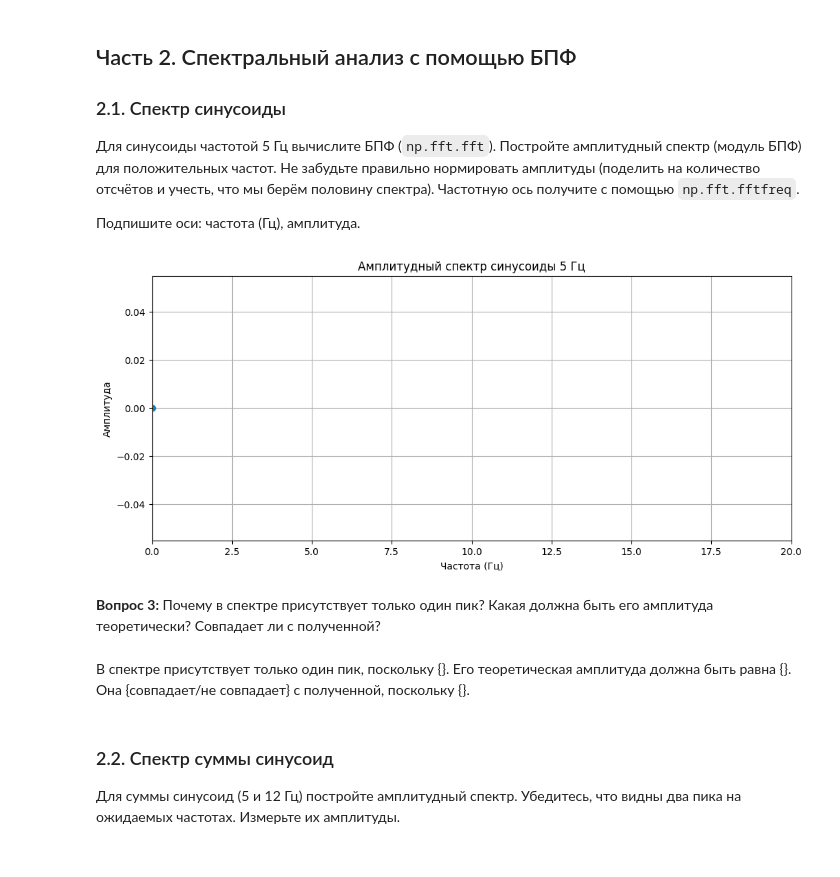
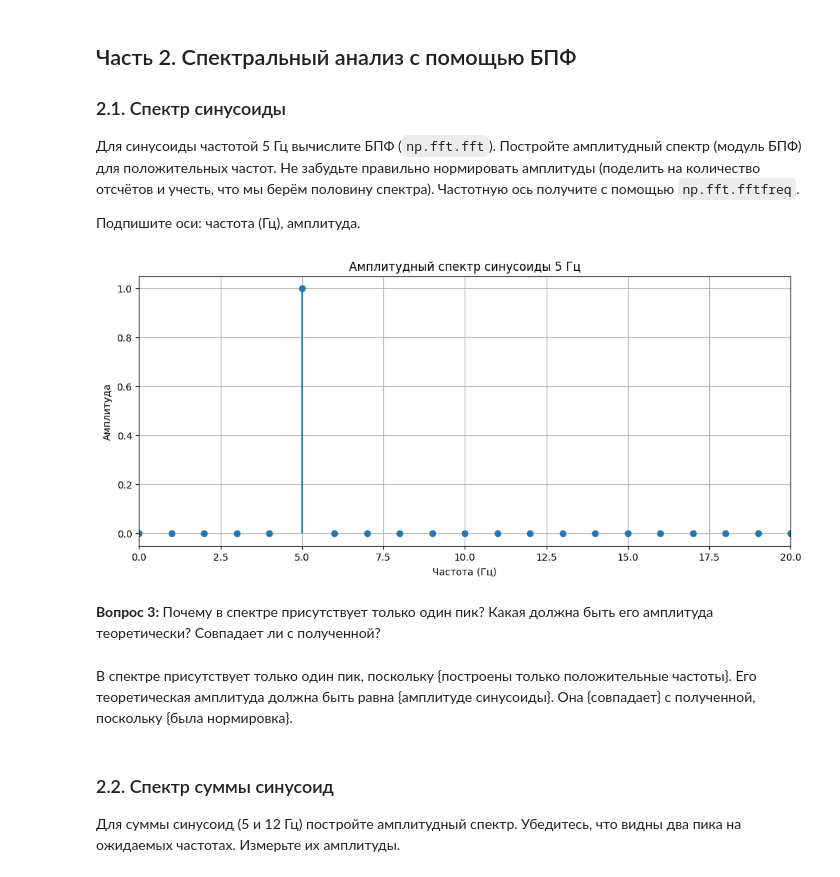
Before and after one commit to korzhimanov/dsp-seminars, a Jupyter notebook: seminars/1.ipynb, the cells around one changed output. Cells and saved outputs as stored; diff of their text form; code cells hidden in the pictures.

```diff
--- a/seminars/1.ipynb
+++ b/seminars/1.ipynb
@@ -60,19 +60,19 @@ print(f"Шаг дискретизации (период): {dt} с")
 f1 = 5
 A = 1
 sin5 = []
-for i in range(0, len(t) - 1):
+for i in range(0, len(t)):
   sin5.append(A * np.sin(2 * np.pi * f1 * t[i]))
 
 # Сумма синусоид 5 и 12 Гц
 f2 = 12
 sum_sin = []
-for i in range(0, len(t) - 1):
+for i in range(0, len(t)):
   sum_sin.append(A * np.sin(2 * np.pi * f2 * t[i]) + sin5[i])
 
 # Меандр 2 Гц
 meander = []
 f_meandr = 2
-for i in range(0, len(t) - 1):
+for i in range(0, len(t)):
   meander.append(signal.square(2 * np.pi * f_meandr * t[i]))
 # Визуализация
 plt.figure(figsize=(14, 4))
@@ -114,28 +114,32 @@ plt.show()
 Подпишите оси: частота (Гц), амплитуда.
 # %%
 # БПФ синусоиды 5 Гц
+N = len(sin5)
 X = []
+X = np.fft.fft(sin5)
 freq = []
-
+freq = np.fft.fftfreq(N, d=1/fs)
 # Берём только положительные частоты
-half = len(t)//2
-X_mag = []  # не забываем про нормировку амплитуды
-freq_pos = [] # только положительные частоты
+half = len(sin5)//2
+X_mag = []
+for i in range(0, half):
+  X_mag.append(np.abs(X[i]) / half)  # не забываем про нормировку амплитуды
+freq_pos = freq[:half] # только положительные частоты
 
 plt.figure()
-plt.stem([0,], [0,], basefmt=" ")
+plt.stem(freq_pos[:], X_mag[:], basefmt=" ")
 plt.title('Амплитудный спектр синусоиды 5 Гц')
 plt.xlabel('Частота (Гц)')
 plt.ylabel('Амплитуда')
 plt.xlim(0, 20)
 plt.grid(True)
 plt.show()
 # %% [output]
-[figure, old version]
+[figure, new version]
 # %% [markdown]
 **Вопрос 3:** Почему в спектре присутствует только один пик? Какая должна быть его амплитуда теоретически? Совпадает ли с полученной?
 # %% [markdown]
-В спектре присутствует только один пик, поскольку {}. Его теоретическая амплитуда должна быть равна {}. Она {совпадает/не совпадает} с полученной, поскольку {}.
+В спектре присутствует только один пик, поскольку {построены только положительные частоты}. Его теоретическая амплитуда должна быть равна {амплитуде синусоиды}. Она {совпадает} с полученной, поскольку {была нормировка}.
 # %% [markdown]
 ### 2.2. Спектр суммы синусоид
 
```
